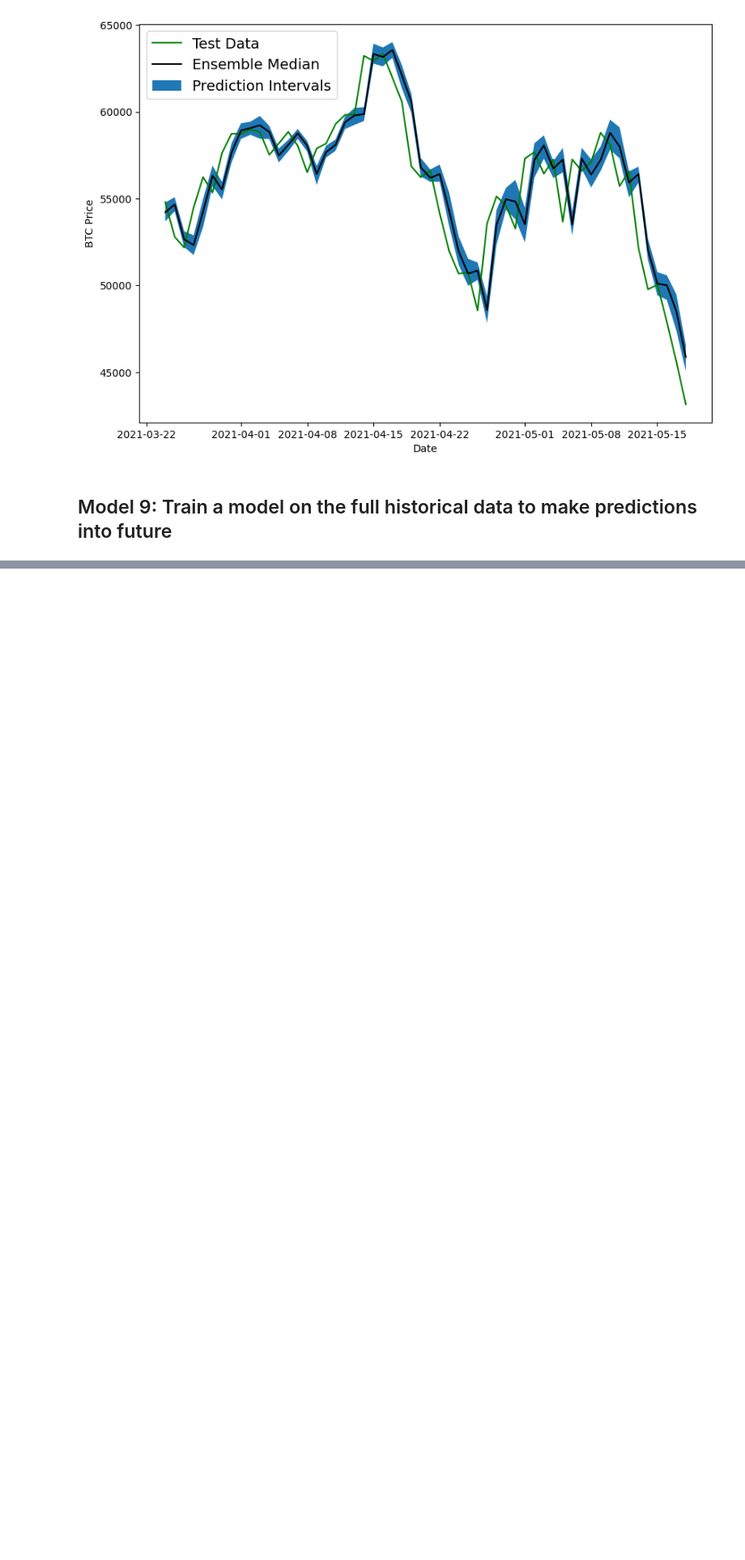
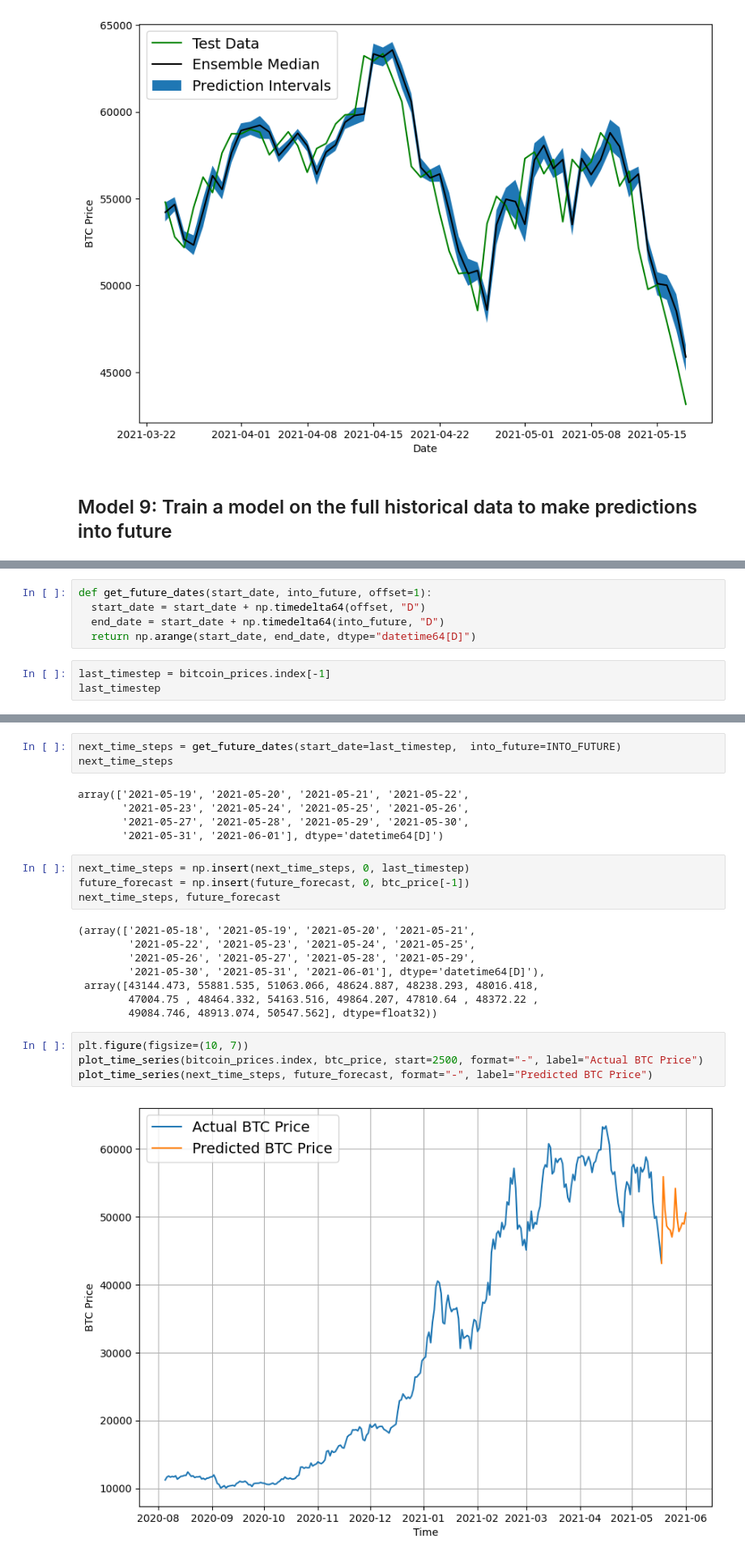
Before and after one commit to rorra/ds-projects, a Jupyter notebook: tensorflow-zero-to-mastery/10 - Time Series Forecasting in TensorFlow.ipynb, the cells around one changed output, grey strips where cells are left out. Shown at 81% size. Saved outputs shown, nothing was run; the diff lists cells and outputs as text; blank space fills up the shorter version.

Commit message:
Chapter 10 on forecasting done

```diff
--- a/tensorflow-zero-to-mastery/10 - Time Series Forecasting in TensorFlow.ipynb
+++ b/tensorflow-zero-to-mastery/10 - Time Series Forecasting in TensorFlow.ipynb
@@ -1512,0 +1624,8 @@ plt.legend(loc="upper left", fontsize=14);
+# %%
+def get_future_dates(start_date, into_future, offset=1):
+  start_date = start_date + np.timedelta64(offset, "D")
+  end_date = start_date + np.timedelta64(into_future, "D")
+  return np.arange(start_date, end_date, dtype="datetime64[D]")
+# %%
+last_timestep = bitcoin_prices.index[-1]
+last_timestep
@@ -1512,0 +1634,26 @@ plt.legend(loc="upper left", fontsize=14);
+# %%
+next_time_steps = get_future_dates(start_date=last_timestep,  into_future=INTO_FUTURE)
+next_time_steps
+# %% [output]
+array(['2021-05-19', '2021-05-20', '2021-05-21', '2021-05-22',
+       '2021-05-23', '2021-05-24', '2021-05-25', '2021-05-26',
+       '2021-05-27', '2021-05-28', '2021-05-29', '2021-05-30',
+       '2021-05-31', '2021-06-01'], dtype='datetime64[D]')
+# %%
+next_time_steps = np.insert(next_time_steps, 0, last_timestep)
+future_forecast = np.insert(future_forecast, 0, btc_price[-1])
+next_time_steps, future_forecast
+# %% [output]
+(array(['2021-05-18', '2021-05-19', '2021-05-20', '2021-05-21',
+        '2021-05-22', '2021-05-23', '2021-05-24', '2021-05-25',
+        '2021-05-26', '2021-05-27', '2021-05-28', '2021-05-29',
+        '2021-05-30', '2021-05-31', '2021-06-01'], dtype='datetime64[D]'),
+ array([43144.473, 55881.535, 51063.066, 48624.887, 48238.293, 48016.418,
+        47004.75 , 48464.332, 54163.516, 49864.207, 47810.64 , 48372.22 ,
+        49084.746, 48913.074, 50547.562], dtype=float32))
+# %%
+plt.figure(figsize=(10, 7))
+plot_time_series(bitcoin_prices.index, btc_price, start=2500, format="-", label="Actual BTC Price")
+plot_time_series(next_time_steps, future_forecast, format="-", label="Predicted BTC Price")
+# %% [output]
+[figure, added]
```
Also changed, not shown: parts of 42 cells of this notebook.
